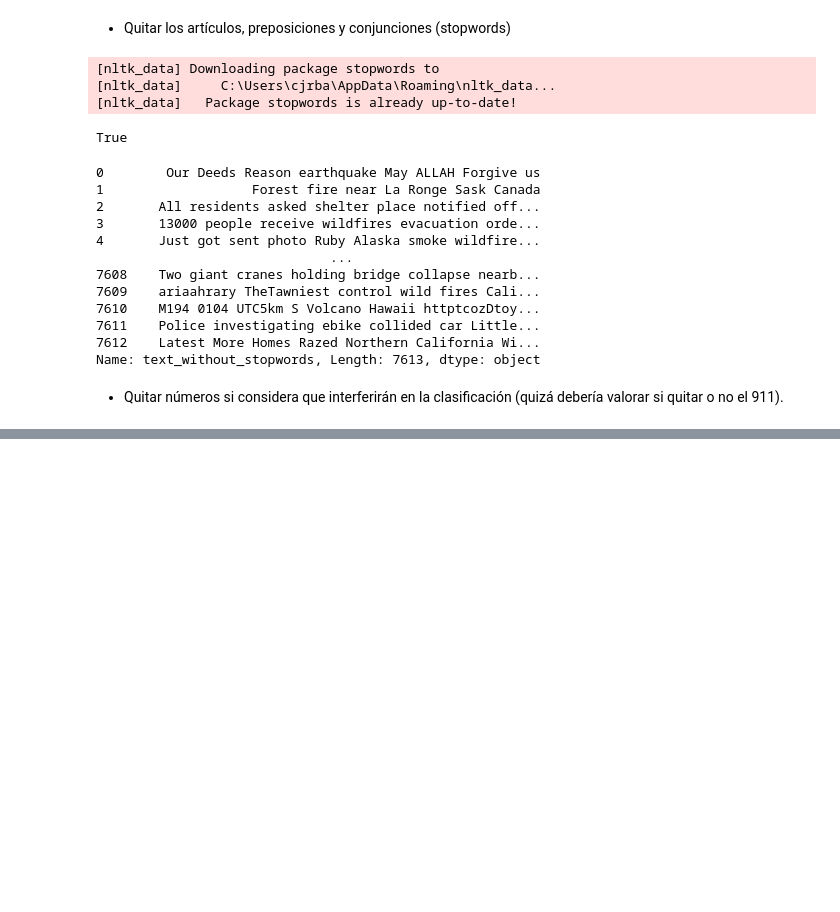
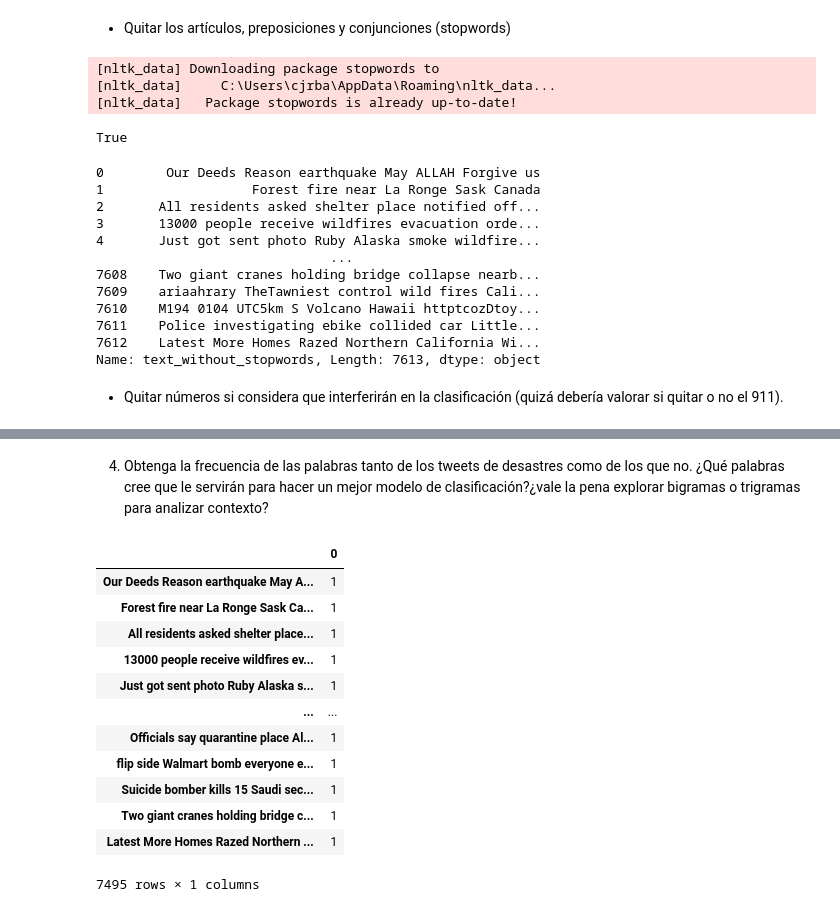
Before and after one commit to CristopherBarrios/Lab5-AnalisisDeSentimientos-DataScience, a Jupyter notebook: AnalisisDeSentimientos.ipynb, the cells around one changed output, grey strips where cells are left out. Saved outputs shown, nothing was run; the diff lists cells and outputs as text; code cells hidden in the pictures; blank space fills up the shorter version.

```diff
--- a/AnalisisDeSentimientos.ipynb
+++ b/AnalisisDeSentimientos.ipynb
@@ -161,3 +166,31 @@ df[['text', 'texto_preprocesado']].head()
 # %%
 #Para observar como va la data
 clean_tweets.to_csv('output/newTrain.csv', index=False,encoding='utf-8')
+# %% [markdown]
+4. Obtenga la frecuencia de las palabras tanto de los tweets de desastres como de los que no. ¿Qué
+palabras cree que le servirán para hacer un mejor modelo de clasificación?¿vale la pena explorar
+bigramas o trigramas para analizar contexto?
+# %%
+frec_dic_tweets = {}
+for word in clean_tweets:
+    if word in frec_dic_tweets:
+        frec_dic_tweets[word] += 1
+    else:
+        frec_dic_tweets[word] = 1
+
+tweets_frecuency = pd.DataFrame.from_dict(frec_dic_tweets, orient='index')
+tweets_frecuency
+# %% [output]
+|  | 0 |
+| Our Deeds Reason earthquake May A... | 1 |
+| Forest fire near La Ronge Sask Ca... | 1 |
+| All residents asked shelter place... | 1 |
+| 13000 people receive wildfires ev... | 1 |
+| Just got sent photo Ruby Alaska s... | 1 |
+| ... | ... |
+| Officials say quarantine place Al... | 1 |
+| flip side Walmart bomb everyone e... | 1 |
+| Suicide bomber kills 15 Saudi sec... | 1 |
+| Two giant cranes holding bridge c... | 1 |
+| Latest More Homes Razed Northern ... | 1 |
+7495 rows × 1 columns
```
Also changed, not shown: parts of 14 cells of this notebook.
